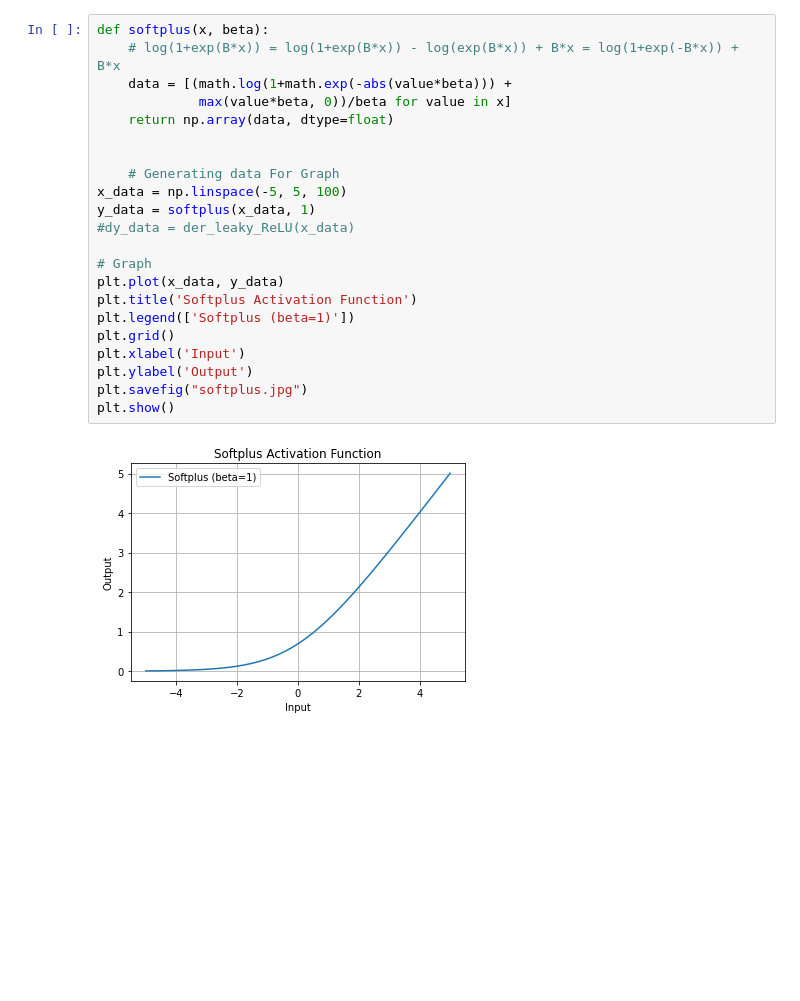
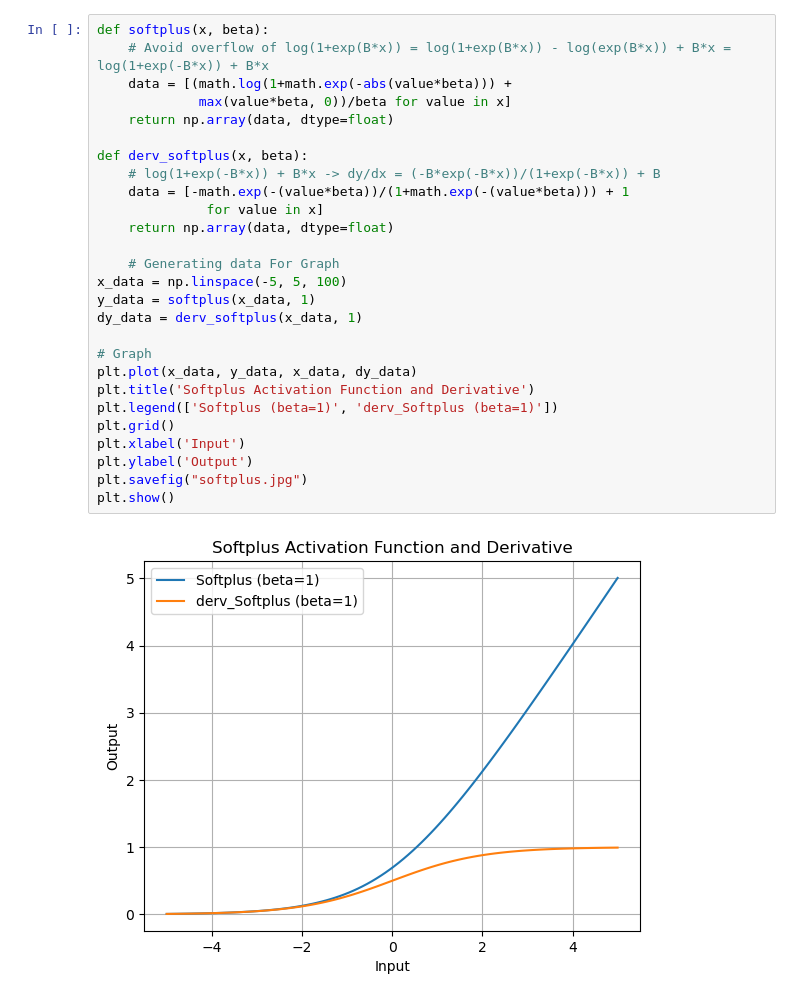
Before and after one commit to gcalbertini/nyu_dl, a Jupyter notebook: homework1/graphs.ipynb, the cells around one changed output. Drawn from its saved outputs; the diff is of its cells as text; blank space fills up the shorter version.

```diff
--- a/homework1/graphs.ipynb
+++ b/homework1/graphs.ipynb
@@ -56,27 +61,32 @@ plt.show()
 # %%
 def softplus(x, beta):
-    # log(1+exp(B*x)) = log(1+exp(B*x)) - log(exp(B*x)) + B*x = log(1+exp(-B*x)) + B*x
+    # Avoid overflow of log(1+exp(B*x)) = log(1+exp(B*x)) - log(exp(B*x)) + B*x = log(1+exp(-B*x)) + B*x
     data = [(math.log(1+math.exp(-abs(value*beta))) +
              max(value*beta, 0))/beta for value in x]
     return np.array(data, dtype=float)
 
+def derv_softplus(x, beta):
+    # log(1+exp(-B*x)) + B*x -> dy/dx = (-B*exp(-B*x))/(1+exp(-B*x)) + B
+    data = [-math.exp(-(value*beta))/(1+math.exp(-(value*beta))) + 1
+              for value in x]
+    return np.array(data, dtype=float)
 
     # Generating data For Graph
 x_data = np.linspace(-5, 5, 100)
 y_data = softplus(x_data, 1)
-#dy_data = der_leaky_ReLU(x_data)
+dy_data = derv_softplus(x_data, 1)
 
 # Graph
-plt.plot(x_data, y_data)
-plt.title('Softplus Activation Function')
-plt.legend(['Softplus (beta=1)'])
+plt.plot(x_data, y_data, x_data, dy_data)
+plt.title('Softplus Activation Function and Derivative')
+plt.legend(['Softplus (beta=1)', 'derv_Softplus (beta=1)'])
 plt.grid()
 plt.xlabel('Input')
 plt.ylabel('Output')
 plt.savefig("softplus.jpg")
 plt.show()
 # %% [output]
-[figure, old version]
+[figure, new version]
 # %%
 from math import erf
 def GELU(x):
```
Also changed, not shown: parts of 3 cells of this notebook, 7 other files.
